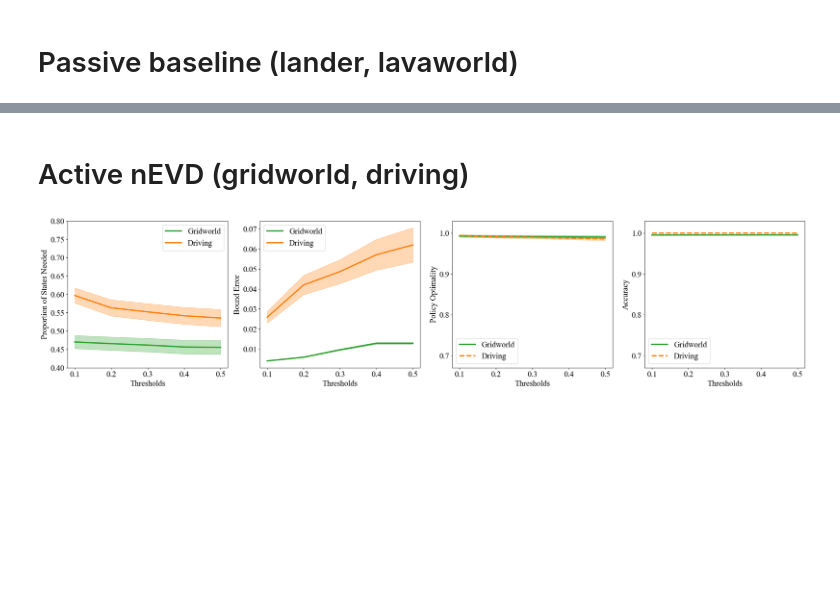
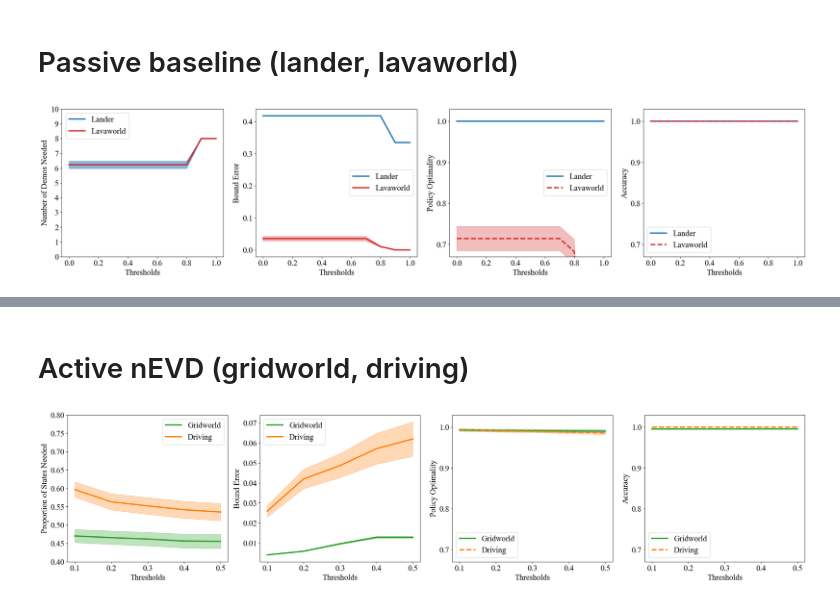
Before and after one commit to dsbrown1331/birl, a Jupyter notebook: organized_plotting.ipynb, the cells around one changed output, grey strips where cells are left out. Saved outputs shown, nothing was run; the diff lists cells and outputs as text; code cells hidden in the pictures; blank space fills up the shorter version.

Commit message:
lavaworld baseline methods

```diff
--- a/organized_plotting.ipynb
+++ b/organized_plotting.ipynb
@@ -630,3 +672,5 @@ with open("../continuous_birl/simulations/lander/paper_outputs/baseline.txt") as
 # %%
-plot_results(lander_baseline_metrics, "lander", baseline_thresholds)
+plot_results(lander_baseline_metrics, "lander", baseline_thresholds, lavaworld_baseline_metrics, "lavaworld")
+# %% [output]
+[figure, added]
 # %%
```
Also changed, not shown: parts of 6 cells of this notebook, 1 other file.
